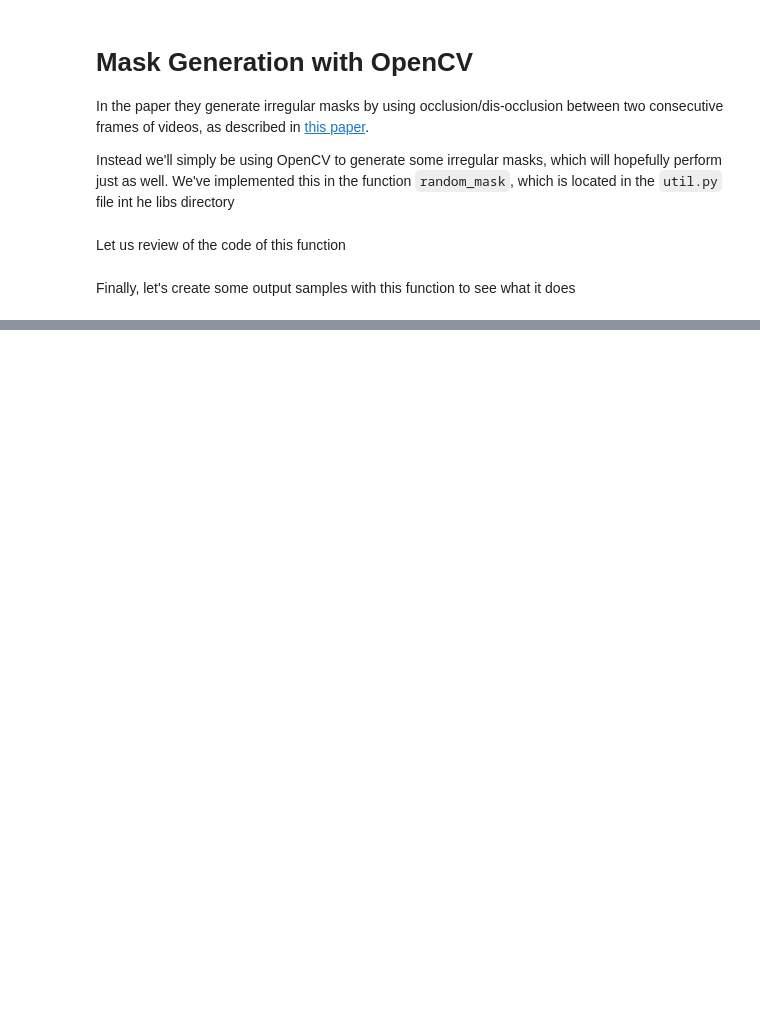
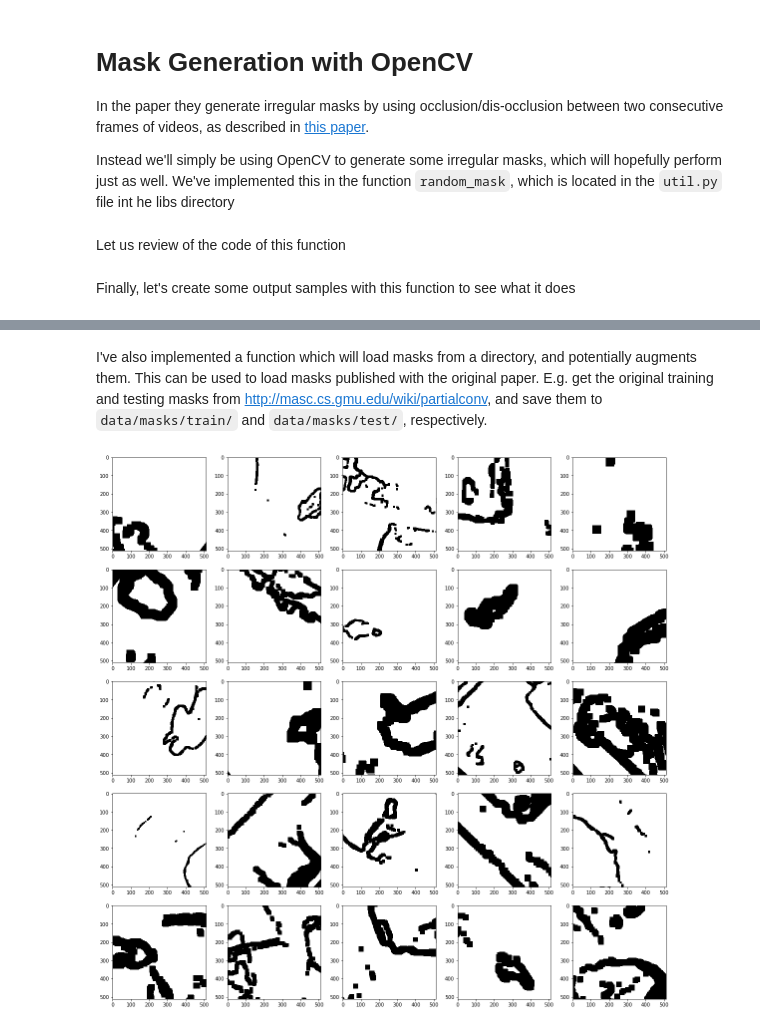
Before and after one commit to MathiasGruber/PConv-Keras, a Jupyter notebook: notebooks/Step1 - Mask Generation.ipynb, the cells around one changed output, grey strips where cells are left out. Drawn from its saved outputs; the diff is of its cells as text; code cells hidden in the pictures; blank space fills up the shorter version.

Commit message:
Load masks from disk

```diff
--- a/notebooks/Step1 - Mask Generation.ipynb
+++ b/notebooks/Step1 - Mask Generation.ipynb
@@ -39,0 +41,28 @@ for i in range(len(axes)):
+# %% [markdown]
+I've also implemented a function which will load masks from a directory, and potentially augments them. This can be used to load masks published with the original paper. E.g. get the original training and testing masks from http://masc.cs.gmu.edu/wiki/partialconv, and save them to `data/masks/train/` and `data/masks/test/`, respectively.
+# %%
+train_masks = os.listdir('./data/masks/train')
+test_masks = os.listdir('./data/masks/test')
+# %%
+import cv2
+import numpy as np
+
+# Plot the results
+_, axes = plt.subplots(5, 5, figsize=(20, 20))
+axes = list(itertools.chain.from_iterable(axes))
+
+for i in range(len(axes)):
+
+    # Generate image
+    img = load_mask(
+        './data/masks/train/'+train_masks[np.random.randint(0, len(train_masks))],
+        512, 512,
+        rotation=True,
+        dilation=True,
+        cropping=True
+    )
+
+    # Plot image on axis
+    axes[i].imshow(img*255)
+# %% [output]
+[figure, added]
```
Also changed, not shown: parts of 2 cells of this notebook, 1 other file.
